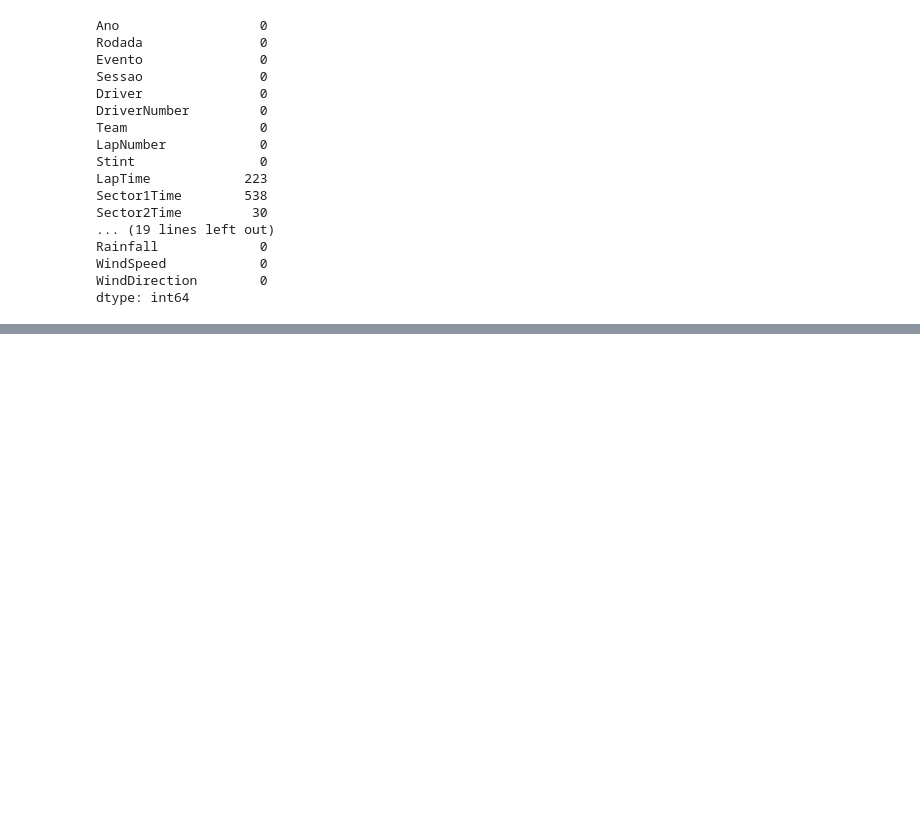
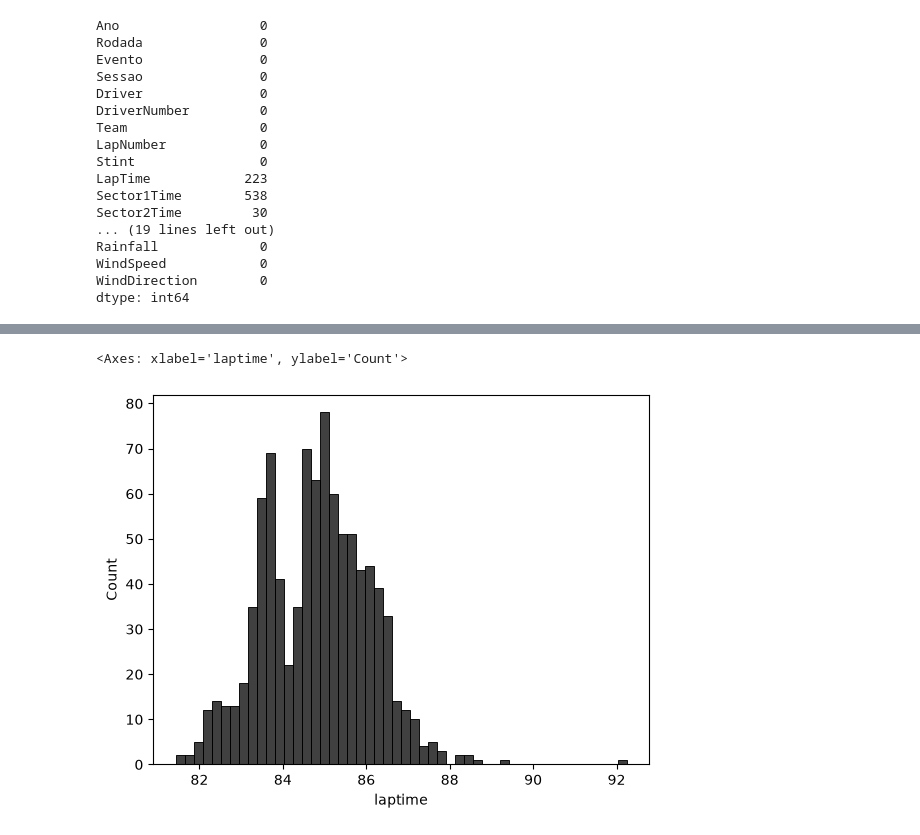
Before and after one commit to GabrielFerreiraAbel/Math-to-models, a Jupyter notebook: myprojects/1.f1-lap-time-prediction/predict-lap-time.ipynb, the cells around one changed output, grey strips where cells are left out. Saved outputs shown, nothing was run; the diff lists cells and outputs as text; code cells hidden in the pictures; blank space fills up the shorter version.

Commit message:
filtragem e limpeza de dados predict lap time

```diff
--- a/myprojects/1.f1-lap-time-prediction/predict-lap-time.ipynb
+++ b/myprojects/1.f1-lap-time-prediction/predict-lap-time.ipynb
@@ -65,0 +80,3 @@ dtype: int64
+# %%
+for col in strings:
+    df[col] = df[col].str.lower().str.replace(' ', '_') #Limpeza de dados
@@ -65,0 +107,2 @@ dtype: int64
+# %%
+df_monza = df[df['evento'] == 'italian_grand_prix'] #Filtro para apenas a corrida de Monza
@@ -65,0 +119,2 @@ dtype: int64
+# %%
+df_monza = df_monza.reset_index(drop = True)
@@ -65,0 +162,8 @@ dtype: int64
+# %%
+mask = (
+    df_monza['pitintime'].isna()
+    & df_monza['pitouttime'].isna()
+    & (df_monza['lapnumber'] != 1.0)
+)
+
+df_clean_monza = df_monza[mask] #Removendo voltas de entrada e saída do box, além da primeira volta(perda de tempo na largada)
@@ -65,0 +210,5 @@ dtype: int64
+# %%
+sns.histplot(df_clean_monza.laptime, bins = 50, color = 'black') #Gráfico de tempos de volta
+# %% [output]
+<Axes: xlabel='laptime', ylabel='Count'>
+[figure, added]
```
Also changed, not shown: parts of 18 cells of this notebook, 1 other file.
